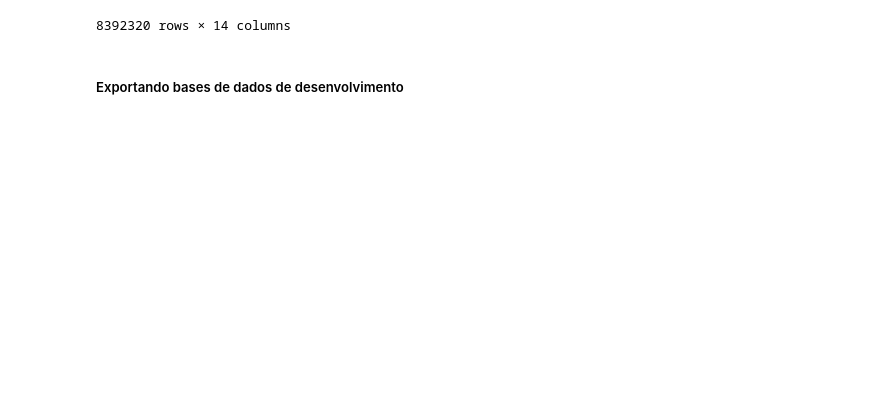
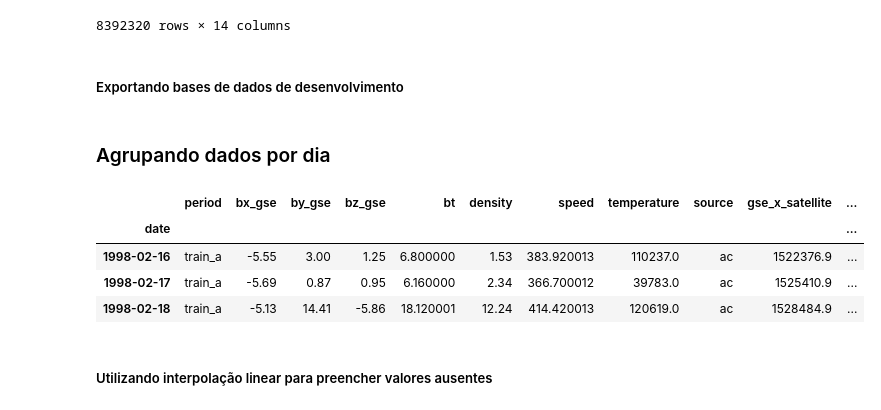
Before and after one commit to victorbuenoviana/vii_desafio_em_ciencia_de_dados, a Jupyter notebook: code/1_tratamento_consolidacao_segmentacao.ipynb, the cells around one changed output. Cells and saved outputs as stored; diff of their text form; code cells hidden in the pictures; blank space fills up the shorter version.

```diff
--- a/code/1_tratamento_consolidacao_segmentacao.ipynb
+++ b/code/1_tratamento_consolidacao_segmentacao.ipynb
@@ -650,3 +650,18 @@ df_desenvolvimento_period_c.to_parquet(
     r'..\data\df_desenvolvimento_period_c.parquet')
 df_preenchidos.to_parquet(
     r'..\data\df_consolidado_preenchido.parquet')
+# %% [markdown]
+### Agrupando dados por dia
+# %%
+df_solar_wind.reset_index(drop=False, inplace=True)
+df_solar_wind = df_solar_wind.groupby(df_solar_wind['date'].dt.date).first()
+df_solar_wind.drop('date', axis=1, inplace=True)
+df_solar_wind.head(3)
+# %% [output]
+|  | period | bx_gse | by_gse | bz_gse | bt | density | speed | temperature | source | gse_x_satellite | ... |
+| date |  |  |  |  |  |  |  |  |  |  | ... |
+| 1998-02-16 | train_a | -5.55 | 3.00 | 1.25 | 6.800000 | 1.53 | 383.920013 | 110237.0 | ac | 1522376.9 | ... |
+| 1998-02-17 | train_a | -5.69 | 0.87 | 0.95 | 6.160000 | 2.34 | 366.700012 | 39783.0 | ac | 1525410.9 | ... |
+| 1998-02-18 | train_a | -5.13 | 14.41 | -5.86 | 18.120001 | 12.24 | 414.420013 | 120619.0 | ac | 1528484.9 | ... |
+# %% [markdown]
+##### Utilizando interpolação linear para preencher valores ausentes
```
Also changed, not shown: parts of 6 cells of this notebook.
